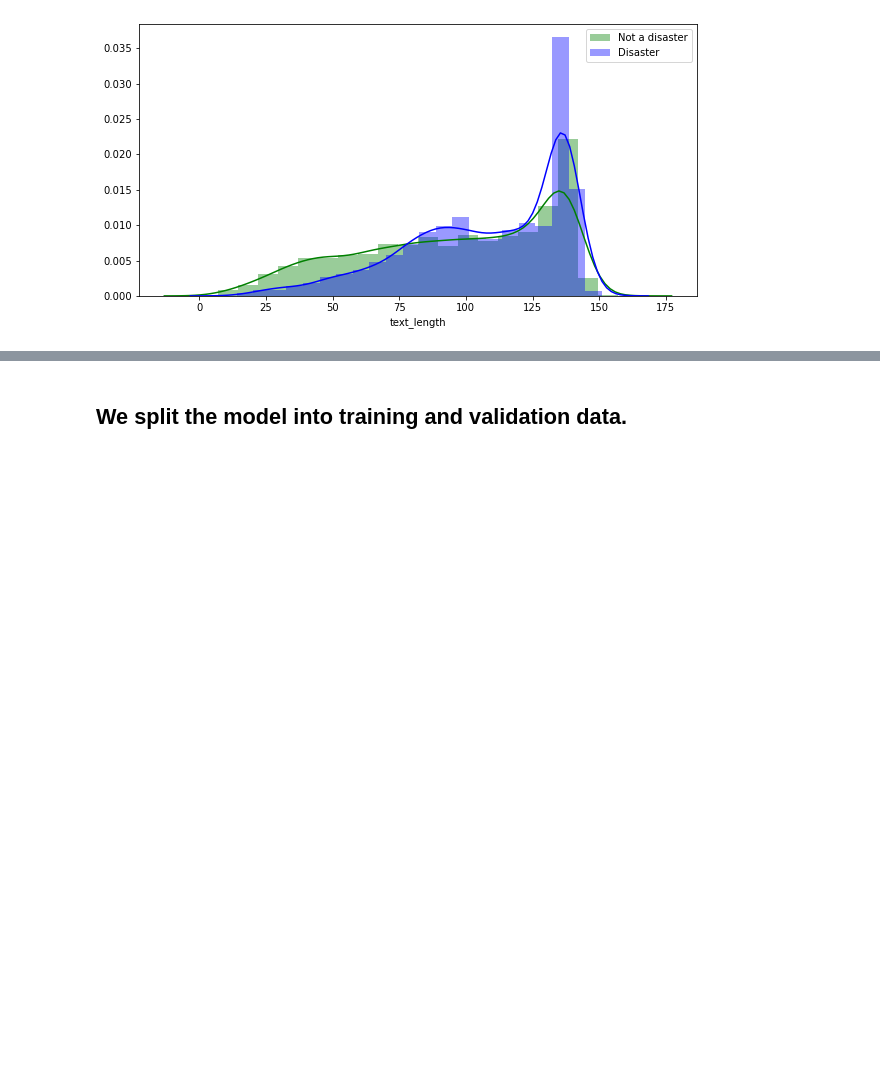
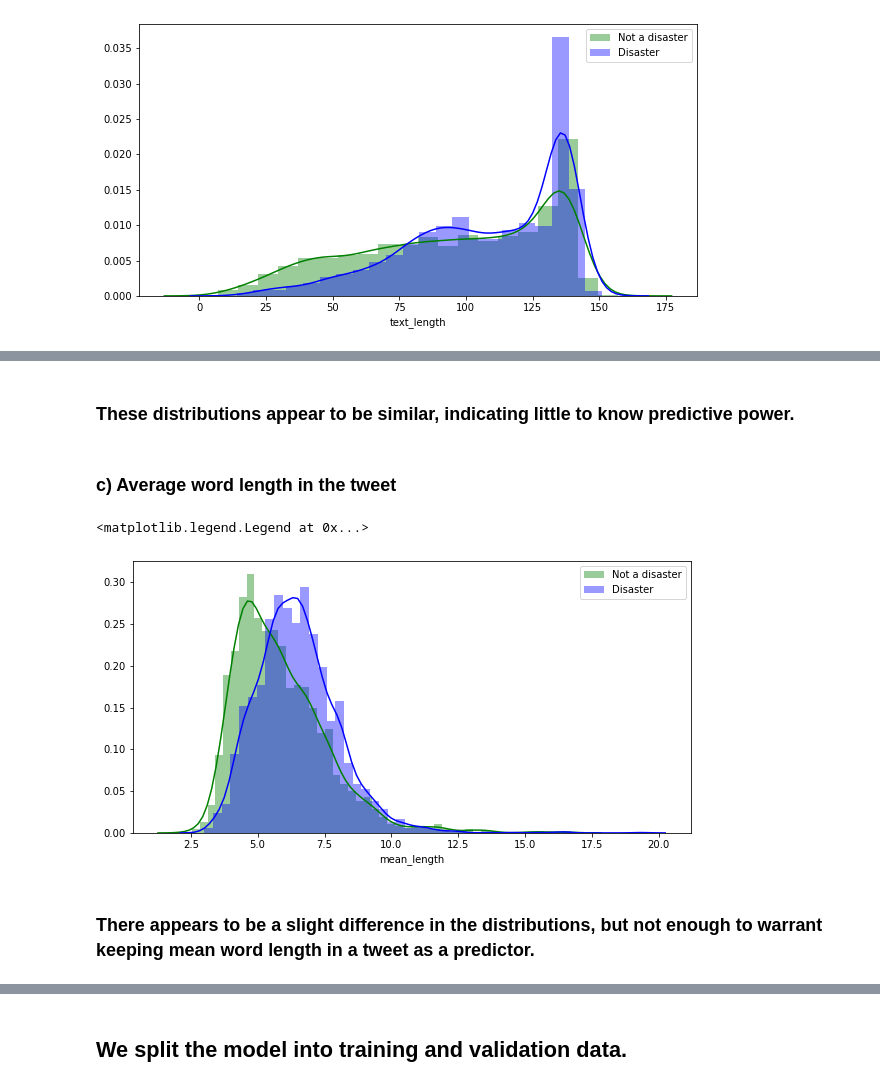
Before and after one commit to BhairavValera/disaster_tweets_NLP, a Jupyter notebook: tweets_model.ipynb, the cells around one changed output, grey strips where cells are left out. Cells and saved outputs as stored; diff of their text form; code cells hidden in the pictures; blank space fills up the shorter version.

```diff
--- a/tweets_model.ipynb
+++ b/tweets_model.ipynb
@@ -61,2 +89,17 @@ plt.legend()
+# %% [markdown]
+### These distributions appear to be similar, indicating little to know predictive power.
+# %% [markdown]
+### c) Average word length in the tweet
+# %%
+X_full['mean_length'] = X_full['text'].apply(lambda x : np.mean([len(w) for w in x.split()]))
+plt.figure(figsize=(10, 5))
+sns.distplot(X_full[X_full['target'] == 0]['mean_length'], color='green', label='Not a disaster')
+sns.distplot(X_full[X_full['target'] == 1]['mean_length'], color='blue', label='Disaster')
+plt.legend()
+# %% [output]
+<matplotlib.legend.Legend at 0x...>
+[figure, added]
+# %% [markdown]
+### There appears to be a slight difference in the distributions, but not enough to warrant keeping mean word length in a tweet as a predictor.
 # %% [markdown]
 # 2. Data Preprocessing
```
Also changed, not shown: parts of 61 cells of this notebook, 4 other files.
